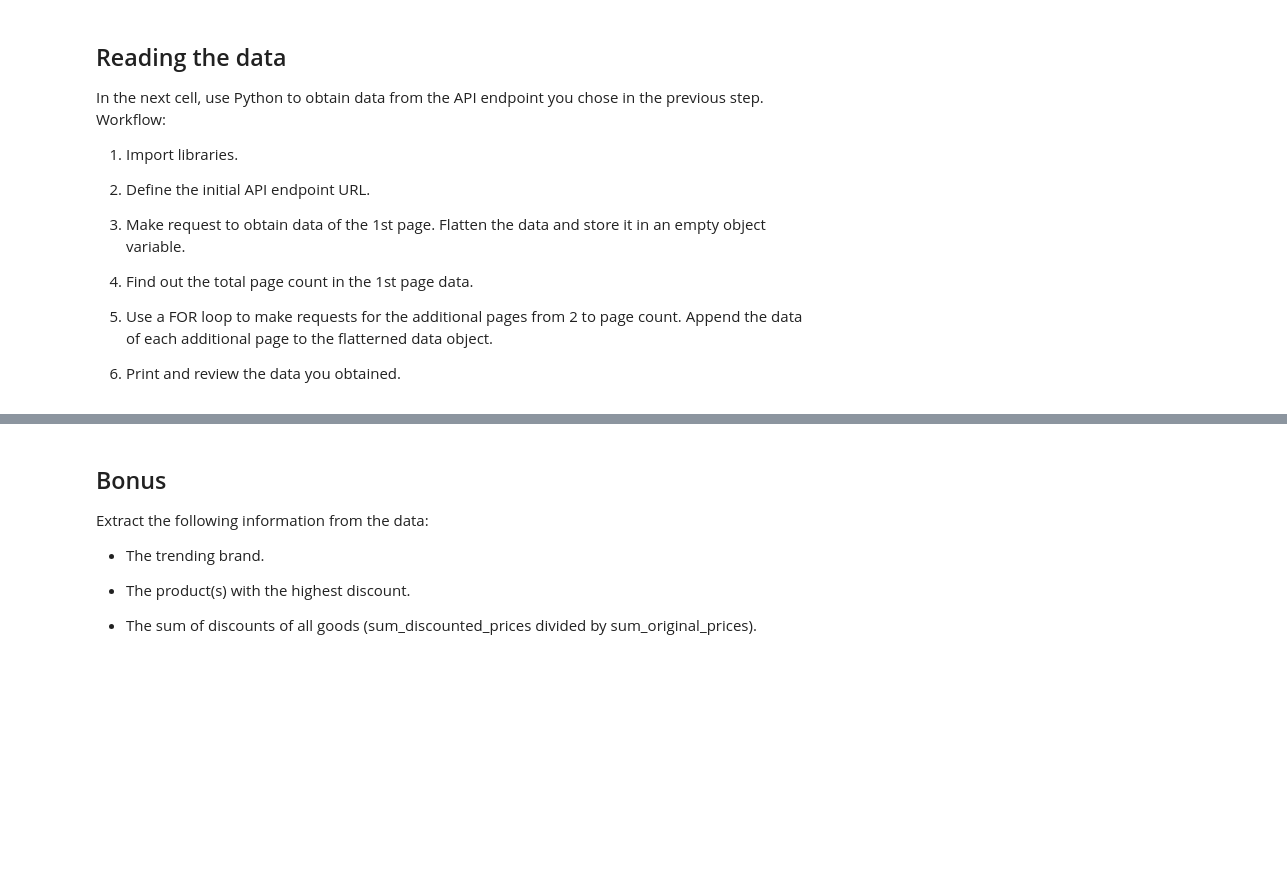
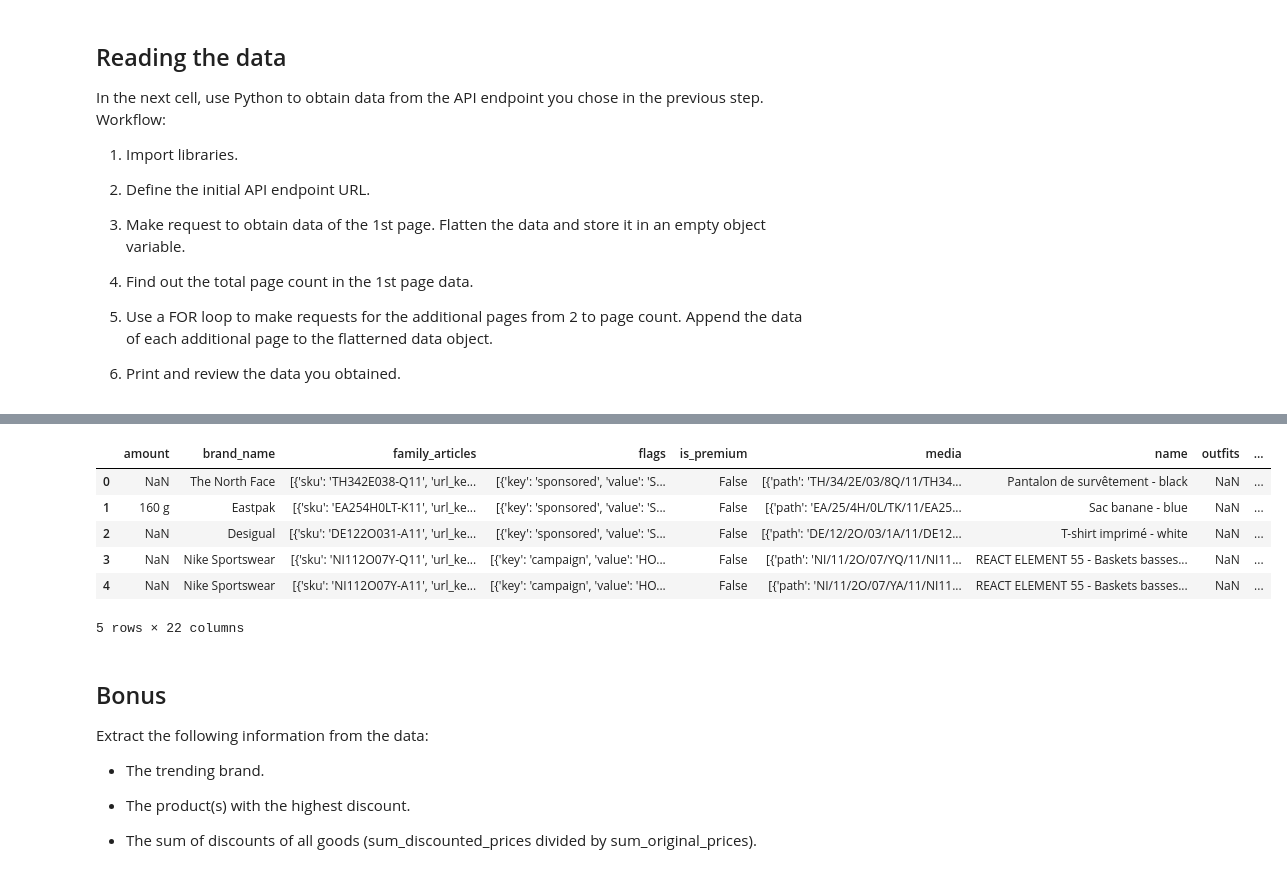
Before and after one commit to ta-datapt-bcn/lab-parsing-API-data, a Jupyter notebook: your-code/main.ipynb, the cells around one changed output, grey strips where cells are left out. Cells and saved outputs as stored; diff of their text form; code cells hidden in the pictures; blank space fills up the shorter version.

```diff
--- a/your-code/main.ipynb
+++ b/your-code/main.ipynb
@@ -37,0 +89,11 @@ In the next cell, use Python to obtain data from the API endpoint you chose in t
+# %%
+total_pages = results['pagination']['page_count']
+
+df = pd.DataFrame()
+for i in range(total_pages):
+    art_per_page = i*84
+    url_loop = 'https://www.zalando.fr/api/catalog/articles?categories=promo-homme&limit=84&offset='+str(art_per_page)+'&sort=sale'
+    results_loop = requests.get(url_loop, headers = headers).json()
+    flattened_data_loop = json_normalize(results_loop)
+    articles_loop = json_normalize(flattened_data_loop.articles[0])
+    df = df.append(articles_loop)
@@ -38,3 +108,13 @@ In the next cell, use Python to obtain data from the API endpoint you chose in t
+# %%
+df.head()
+# %% [output]
+|  | amount | brand_name | family_articles | flags | is_premium | media | name | outfits | ... |
+| 0 | NaN | The North Face | [{'sku': 'TH342E038-Q11', 'url_ke... | [{'key': 'sponsored', 'value': 'S... | False | [{'path': 'TH/34/2E/03/8Q/11/TH34... | Pantalon de survêtement - black | NaN | ... |
+| 1 | 160 g | Eastpak | [{'sku': 'EA254H0LT-K11', 'url_ke... | [{'key': 'sponsored', 'value': 'S... | False | [{'path': 'EA/25/4H/0L/TK/11/EA25... | Sac banane - blue | NaN | ... |
+| 2 | NaN | Desigual | [{'sku': 'DE122O031-A11', 'url_ke... | [{'key': 'sponsored', 'value': 'S... | False | [{'path': 'DE/12/2O/03/1A/11/DE12... | T-shirt imprimé - white | NaN | ... |
+| 3 | NaN | Nike Sportswear | [{'sku': 'NI112O07Y-Q11', 'url_ke... | [{'key': 'campaign', 'value': 'HO... | False | [{'path': 'NI/11/2O/07/YQ/11/NI11... | REACT ELEMENT 55 - Baskets basses... | NaN | ... |
+| 4 | NaN | Nike Sportswear | [{'sku': 'NI112O07Y-A11', 'url_ke... | [{'key': 'campaign', 'value': 'HO... | False | [{'path': 'NI/11/2O/07/YA/11/NI11... | REACT ELEMENT 55 - Baskets basses... | NaN | ... |
+5 rows × 22 columns
 # %% [markdown]
 ## Bonus
 
```
Also changed, not shown: parts of 23 cells of this notebook, 1 other file.
